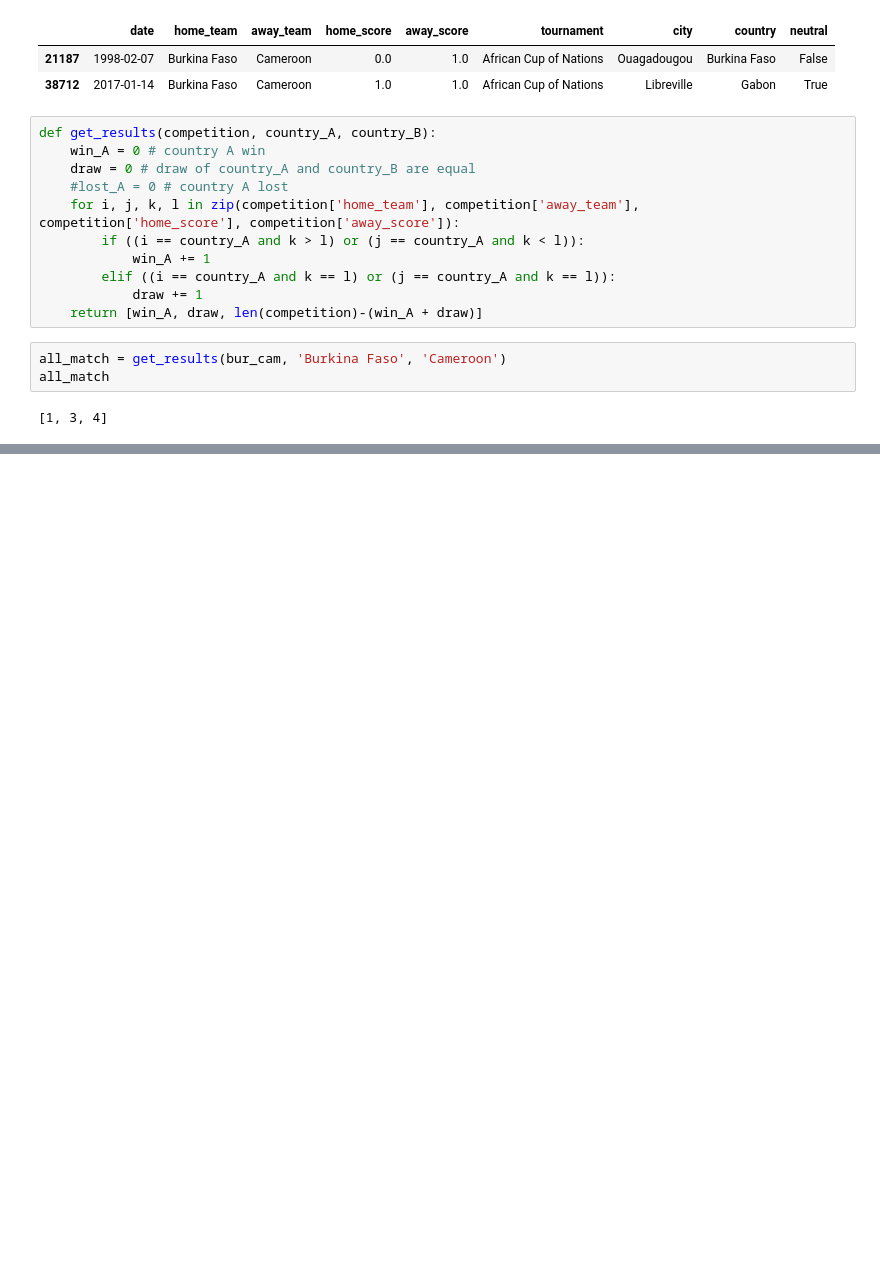
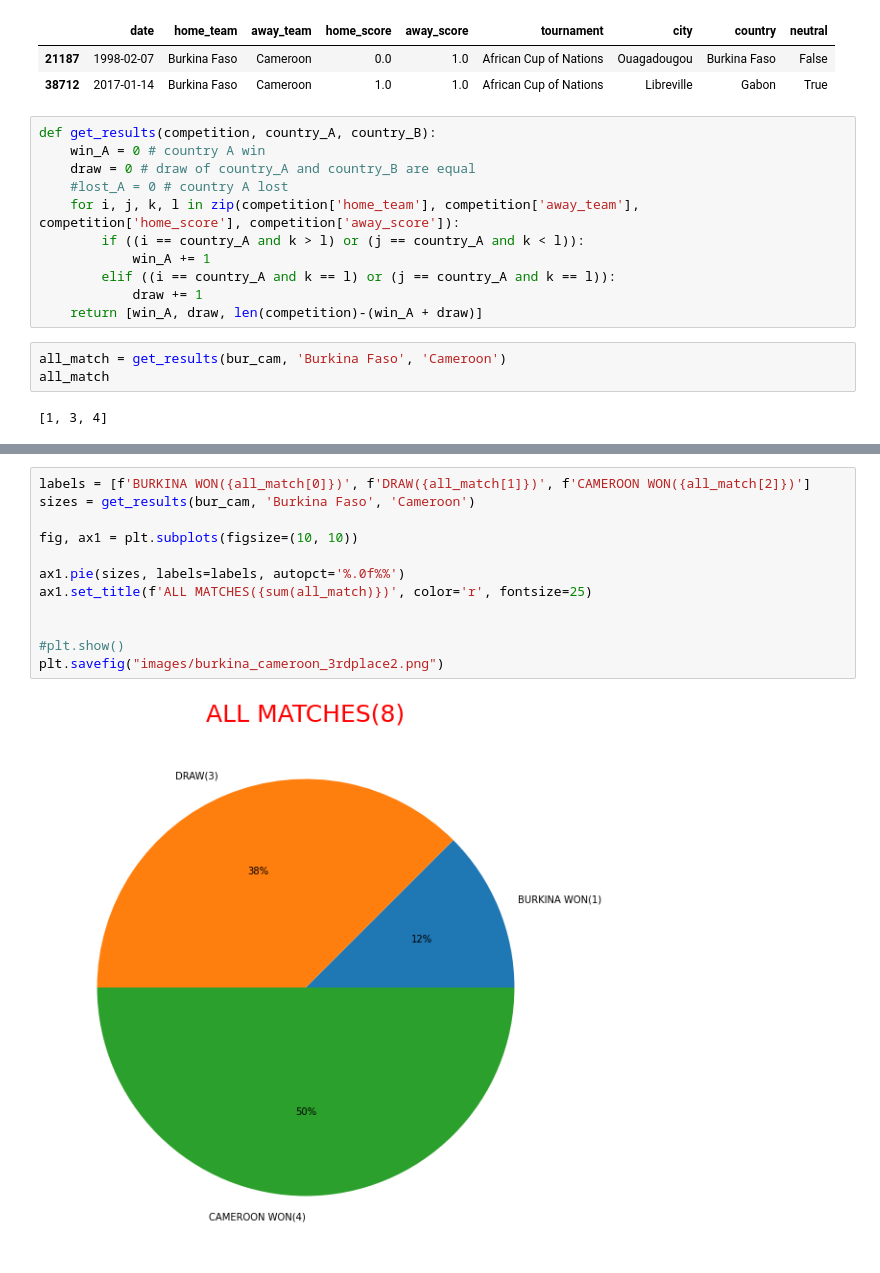
Before and after one commit to sankarebarri/AFCON_2022, a Jupyter notebook: thirdPlaceFinal/Burkina_Cameroon_thirdPlaceFinal.ipynb, the cells around one changed output, grey strips where cells are left out. Drawn from its saved outputs; the diff is of its cells as text; blank space fills up the shorter version.

```diff
--- a/thirdPlaceFinal/Burkina_Cameroon_thirdPlaceFinal.ipynb
+++ b/thirdPlaceFinal/Burkina_Cameroon_thirdPlaceFinal.ipynb
@@ -77,0 +130,14 @@ all_match
+# %%
+labels = [f'BURKINA WON({all_match[0]})', f'DRAW({all_match[1]})', f'CAMEROON WON({all_match[2]})']
+sizes = get_results(bur_cam, 'Burkina Faso', 'Cameroon')
+
+fig, ax1 = plt.subplots(figsize=(10, 10))
+
+ax1.pie(sizes, labels=labels, autopct='%.0f%%')
+ax1.set_title(f'ALL MATCHES({sum(all_match)})', color='r', fontsize=25)
+
+
+#plt.show()
+plt.savefig("images/burkina_cameroon_3rdplace2.png")
+# %% [output]
+[figure, added]
```
Also changed, not shown: parts of 5 cells of this notebook.
